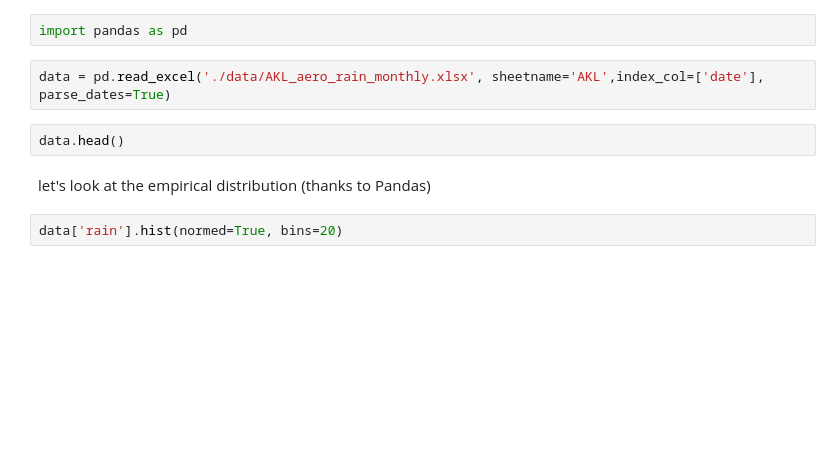
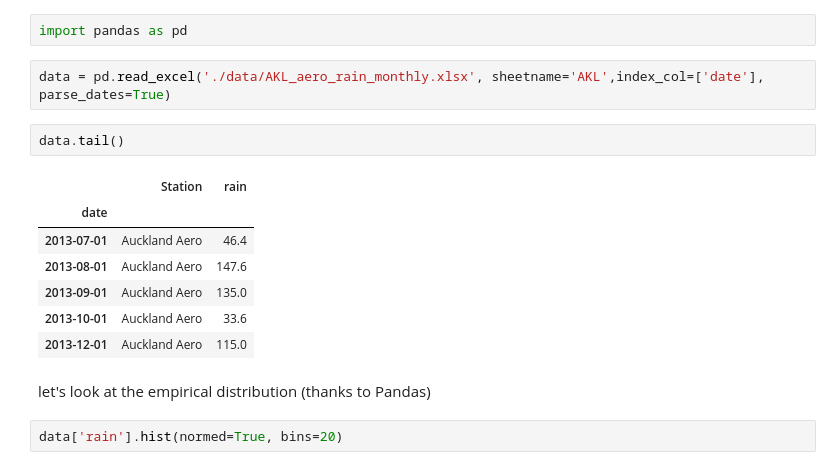
Before and after one commit to nicolasfauchereau/Kiwi_pycon, a Jupyter notebook: Scipy.ipynb, the cells around one changed output. Cells and saved outputs as stored; diff of their text form; blank space fills up the shorter version.

```diff
--- a/Scipy.ipynb
+++ b/Scipy.ipynb
@@ -82,7 +102,15 @@ import pandas as pd
 # %%
 data = pd.read_excel('./data/AKL_aero_rain_monthly.xlsx', sheetname='AKL',index_col=['date'], parse_dates=True)
 # %%
-data.head()
+data.tail()
+# %% [output]
+|  | Station | rain |
+| date |  |  |
+| 2013-07-01 | Auckland Aero | 46.4 |
+| 2013-08-01 | Auckland Aero | 147.6 |
+| 2013-09-01 | Auckland Aero | 135.0 |
+| 2013-10-01 | Auckland Aero | 33.6 |
+| 2013-12-01 | Auckland Aero | 115.0 |
 # %% [markdown]
 let's look at the empirical distribution (thanks to Pandas)
 # %%
```
Also changed, not shown: parts of 28 cells of this notebook, 3 other files.
